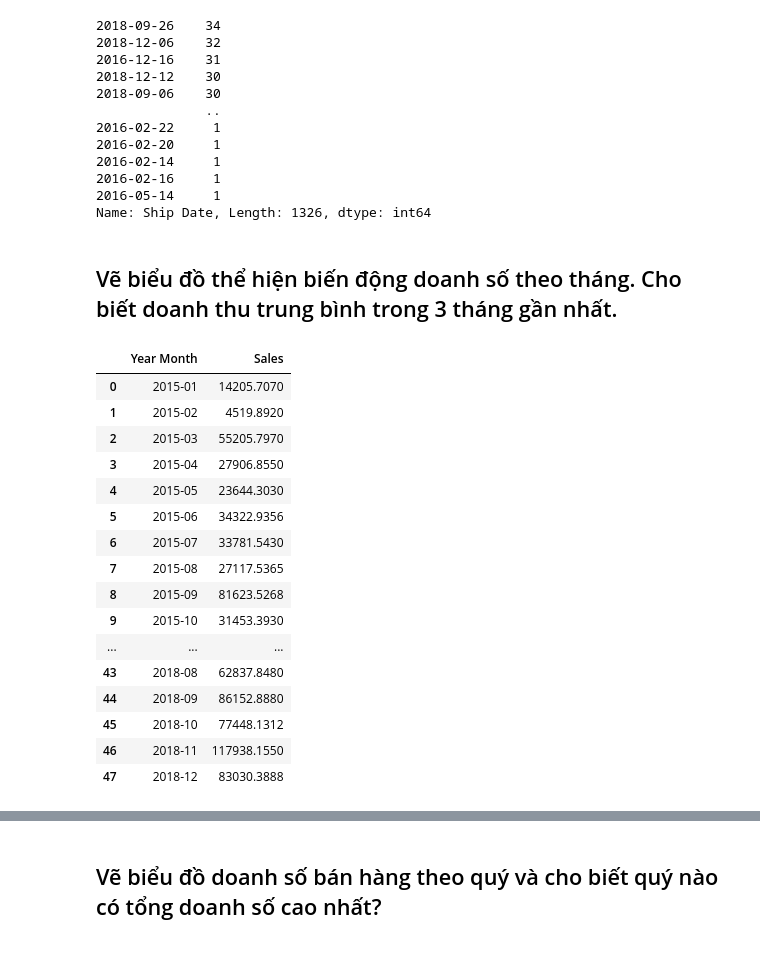
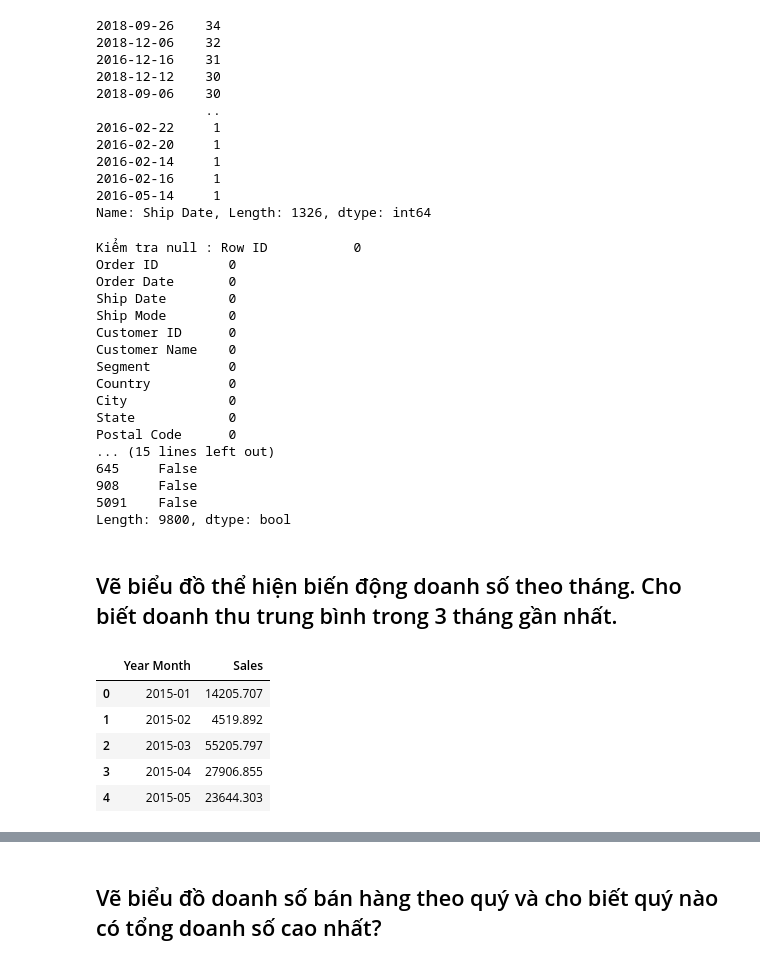
Before and after one commit to nguyenvudev20/mse22.python4engineer, a Jupyter notebook: Bai_Assignment.ipynb, the cells around one changed output, grey strips where cells are left out. Saved outputs shown, nothing was run; the diff lists cells and outputs as text; code cells hidden in the pictures.

```diff
--- a/Bai_Assignment.ipynb
+++ b/Bai_Assignment.ipynb
@@ -139,29 +147,39 @@ dataf['Ship Date'].value_counts()
 2016-02-16     1
 2016-05-14     1
 Name: Ship Date, Length: 1326, dtype: int64
+# %%
+print("Kiểm tra null :",dataf.isnull().sum())
+print("Kiểm tra duplicated :",dataf.duplicated())
+# %% [output]
+Kiểm tra null : Row ID           0
+Order ID         0
+Order Date       0
+Ship Date        0
+Ship Mode        0
+Customer ID      0
+Customer Name    0
+Segment          0
+Country          0
+City             0
+State            0
+Postal Code      0
+... (15 lines left out)
+645     False
+908     False
+5091    False
+Length: 9800, dtype: bool
 # %% [markdown]
 ## Vẽ biểu đồ thể hiện biến động doanh số theo tháng. Cho biết doanh thu trung bình trong 3 tháng gần nhất.
 # %%
-#Tạo cột Năm-Tháng
+#Tạo cột Năm-Tháng tính doanh thu theo mỗi tháng
 dataf['Year Month'] = dataf['Order Date'].apply(lambda x: x.strftime('%Y-%m'))
-df = pd.DataFrame(dataf.groupby('Year Month').sum()['Sales'].reset_index())
-df
+dfm = pd.DataFrame(dataf.groupby('Year Month').sum()['Sales'].reset_index())
+dfm.head(5)
 # %% [output]
 |  | Year Month | Sales |
-| 0 | 2015-01 | 14205.7070 |
-| 1 | 2015-02 | 4519.8920 |
-| 2 | 2015-03 | 55205.7970 |
-| 3 | 2015-04 | 27906.8550 |
-| 4 | 2015-05 | 23644.3030 |
-| 5 | 2015-06 | 34322.9356 |
-| 6 | 2015-07 | 33781.5430 |
-| 7 | 2015-08 | 27117.5365 |
-| 8 | 2015-09 | 81623.5268 |
-| 9 | 2015-10 | 31453.3930 |
-| ... | ... | ... |
-| 43 | 2018-08 | 62837.8480 |
-| 44 | 2018-09 | 86152.8880 |
-| 45 | 2018-10 | 77448.1312 |
-| 46 | 2018-11 | 117938.1550 |
-| 47 | 2018-12 | 83030.3888 |
+| 0 | 2015-01 | 14205.707 |
+| 1 | 2015-02 | 4519.892 |
+| 2 | 2015-03 | 55205.797 |
+| 3 | 2015-04 | 27906.855 |
+| 4 | 2015-05 | 23644.303 |
 # %%
```
Also changed, not shown: parts of 20 cells of this notebook.
